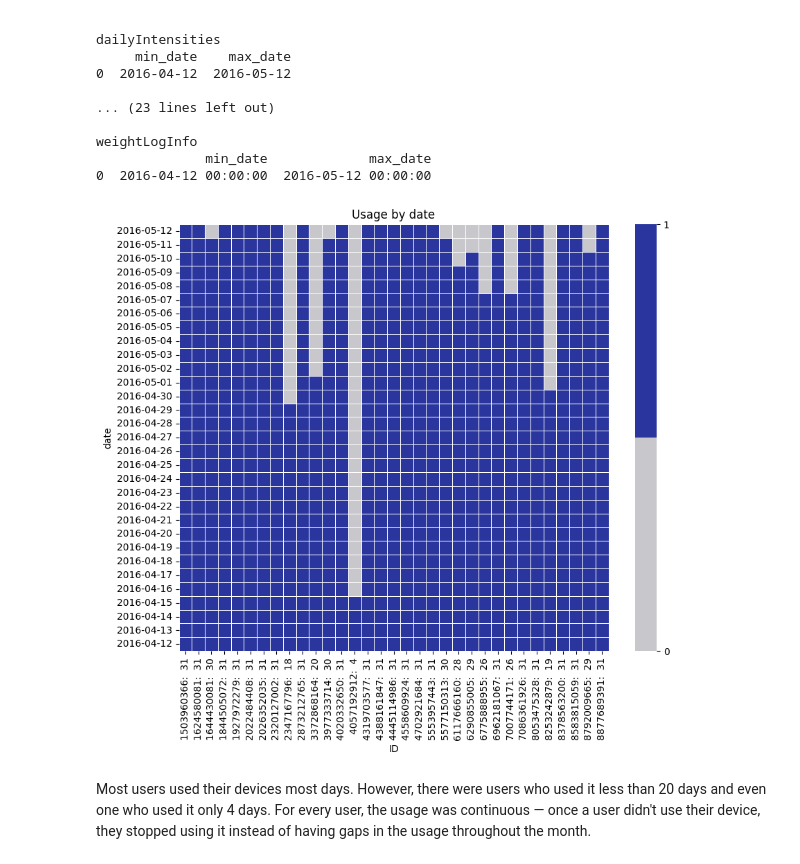
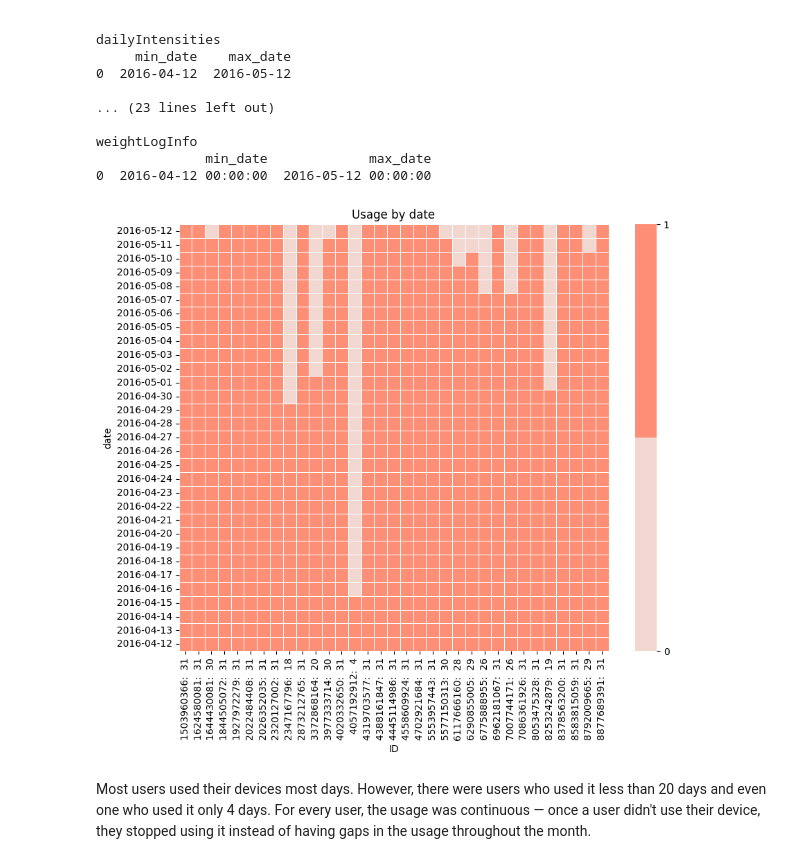
Before and after one commit to roxannardgz/bellabeat, a Jupyter notebook: Bellabeat Analysis.ipynb, the cells around one changed output. Drawn from its saved outputs; the diff is of its cells as text; code cells hidden in the pictures.

```diff
--- a/Bellabeat Analysis.ipynb
+++ b/Bellabeat Analysis.ipynb
@@ -193,45 +205,53 @@ dailyIntensities
 weightLogInfo
               min_date             max_date
 0  2016-04-12 00:00:00  2016-05-12 00:00:00
+# %%
+# Colors for charts
+binary_palette = sns.color_palette(['#f2dcd8', '#fe8f77'])
+bbcolor = '#fe8f77'
+bbsteps = '#ffc858'
+bbsleep = '#7b4be2'
+bbcalories = '#298ee8'
+bbheart = '#10ca9c'
+highlight = '#db39a7'
 # %%
 query = """
 SELECT
-    id as ID,
-    ActivityDay as date
+    id as ID
+    ,ActivityDay as date
 FROM
     dailyCalories
 ORDER BY
     2 DESC
 """
 
 df = pd.read_sql_query(query, engine)
 
 # Get matrix of 1s and 0s for the usage of the device by user id
 dates_used = df.pivot_table(
     index = 'date',
     columns='ID',
     aggfunc=len,
     fill_value = 0
 )
 
 dates_used = dates_used.sort_index(ascending=False)
 
 # Adding total days used for the x-label
 sum_usage = dates_used.sum()
 x_labels = [f'{col}:  {sum_usage[col]}' for col in dates_used.columns]
 
-# Colors
-binary_palette = sns.color_palette(['#c8c8cc', '#2a369e'])
+
 
 # Plot heatmap
 plt.figure(figsize=(10, 8))
 ax = sns.heatmap(data=dates_used, linewidths=.5, cbar=True, cmap=binary_palette, cbar_kws={'ticks': [0, 1]})
 plt.title("Usage by date")
 ax.set_xticklabels(x_labels)
 
 plt.show()
 # %% [output]
-[figure, old version]
+[figure, new version]
 # %% [markdown]
 Most users used their devices most days. However, there were users who used it less than 20 days and even one who used it only 4 days. For every user, the usage was continuous — once a user didn't use their device, they stopped using it instead of having gaps in the usage throughout the month.
 # %%
```
Also changed, not shown: parts of 52 cells of this notebook.
